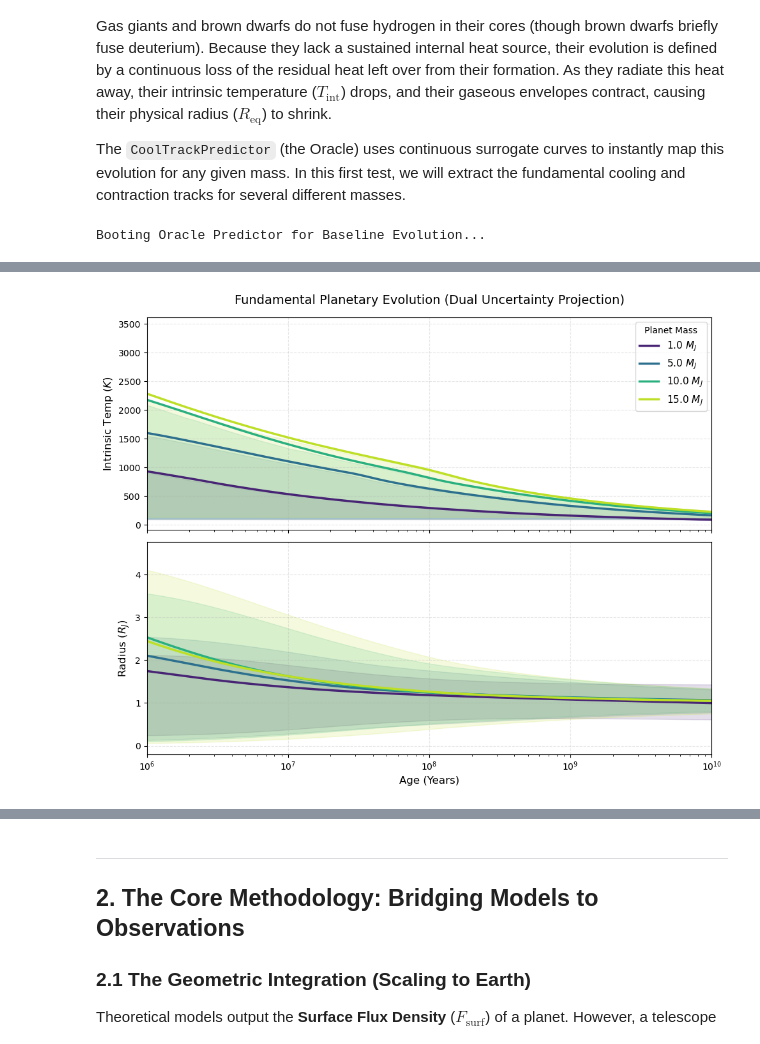
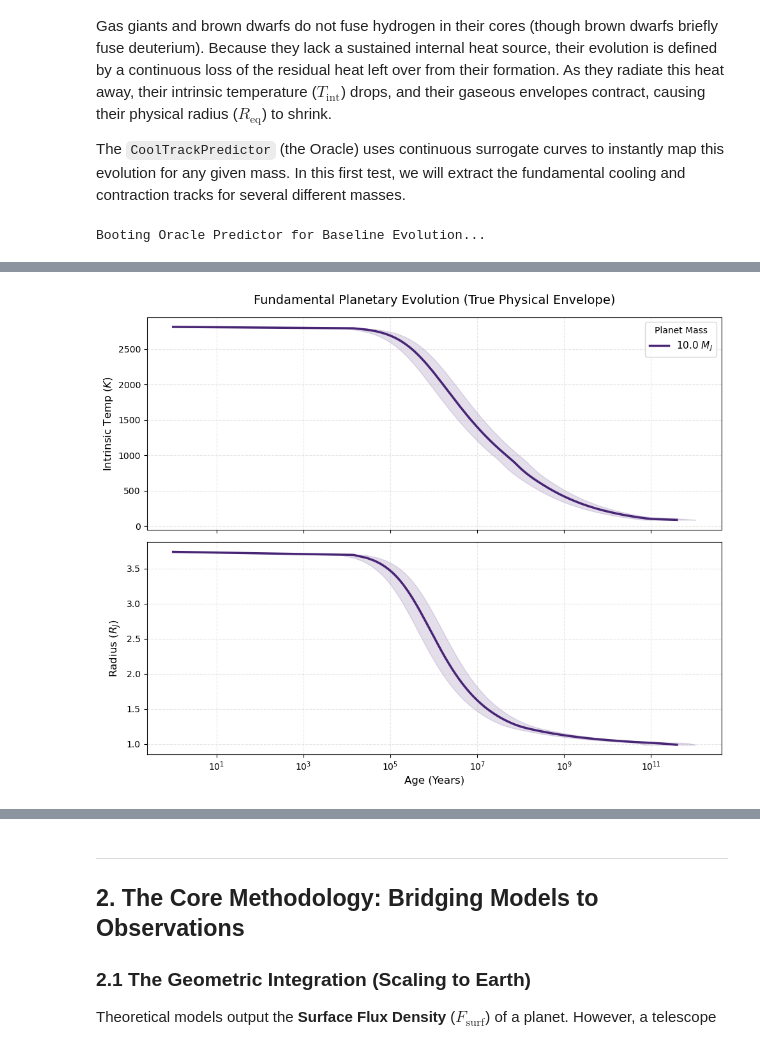
Before and after one commit to ChristianSWilkinson/cooltrack, a Jupyter notebook: notebooks/explainer.ipynb, the cells around one changed output, grey strips where cells are left out. Saved outputs shown, nothing was run; the diff lists cells and outputs as text; code cells hidden in the pictures.

```diff
--- a/notebooks/explainer.ipynb
+++ b/notebooks/explainer.ipynb
@@ -17,7 +17,7 @@ Gas giants and brown dwarfs do not fuse hydrogen in their cores (though brown dw
 The `CoolTrackPredictor` (the Oracle) uses continuous surrogate curves to instantly map this evolution for any given mass. In this first test, we will extract the fundamental cooling and contraction tracks for several different masses.
 # %%
 # ==============================================================================
-# CELL 1: SIMPLE EVOLUTION CURVES (CORRECTED UNCERTAINTY)
+# CELL 1: SIMPLE EVOLUTION CURVES (TRUE PHYSICAL ENVELOPE)
 # ==============================================================================
 %matplotlib inline
 
@@ -36,44 +36,44 @@ oracle = CoolTrackPredictor(
     age_data_path="../data/age_data"
 )
 
-masses_to_test = [1.0, 5.0, 10.0, 15.0]
+masses_to_test = [10.0]
 colors = plt.cm.viridis(np.linspace(0.1, 0.9, len(masses_to_test)))
 
 fig, (ax1, ax2) = plt.subplots(2, 1, figsize=(10, 8), sharex=True)
 
 for i, mass in enumerate(masses_to_test):
-    # 1. Fetch the analytical coefficients instantly from the Oracle's KDTree
-    # Order: [mass_Mj, T_irr, Met, core, f_sed_refractory, f_sed_volatile, kzz]
-    query_vec = np.array([mass, 0.0, 0.0, 10.0, 6.0, 6.0, 8.0])
+    query_vec = np.array([mass, 100.0, 0.0, 10.0, 6.0, 6.0, 8.0])
     scaled_query = (query_vec - oracle.mean) / oracle.std
 
-    # Use int(idx) to ensure strict compatibility with the list database
     _, idx = oracle.tree.query(scaled_query)
     cached_fits = oracle.database[int(idx)]
 
-    # 2. Extract the complete evolutionary track (with Monte Carlo bounds) in one shot
+    # Extract the complete evolutionary track
     track = oracle.engine.evolve(cached_fits, start_type=19, n_draws=100)
 
-    # 3. Enforce monotonic time to prevent plot overlapping
+    # Enforce monotonic time to prevent plot overlapping
     for col in ['age_yr', 'age_yr_lower', 'age_yr_upper']:
-        track[col] = track[col].clip(lower=1.0) # Safely replace negative/zero ages
+        track[col] = track[col].clip(lower=1.0)
         track[col] = np.maximum.accumulate(track[col])
 
-    # 4A. TEMPERATURE: Horizontal Time Uncertainty (fill_betweenx)
-    # Shows the statistical spread in how LONG it takes to reach a specific temperature
+    # 4A. TEMPERATURE: Bounded by Time Uncertainty
     ax1.plot(track['age_yr'], track['T_int'], color=colors[i], lw=2.5, label=f"{mass} $M_J$")
-    ax1.fill_betweenx(track['T_int'], track['age_yr_lower'],track['age_yr_upper'], color=colors[i], alpha=0.15)
+    # Create a safe upper bound that never crosses below the median
+    safe_age_upper = np.maximum(track['age_yr'], track['age_yr_upper'])
 
-    # 4B. RADIUS: Vertical Radius Uncertainty (fill_between)
-    # Thanks to the entropy cap, we can safely show the physical spread in RADIUS at a specific age
+    # Shade horizontally
+    ax1.fill_betweenx(track['T_int'], track['age_yr_lower'], safe_age_upper, color=colors[i], alpha=0.15)
+
+    # 4B. RADIUS: Bounded by Time Uncertainty
+    # This correctly ignores surrogate fit noise and traces the true physical envelope!
     ax2.plot(track['age_yr'], track['Req_Rj'], color=colors[i], lw=2.5)
-    ax2.fill_between(track['age_yr'], track['Req_Rj_lower'], track['Req_Rj_upper'], color=colors[i], alpha=0.15)
+    ax2.fill_betweenx(track['Req_Rj'], track['age_yr_lower'], track['age_yr_upper'], color=colors[i], alpha=0.15)
 
 # Format Top Panel: Intrinsic Temperature
-ax1.set_title('Fundamental Planetary Evolution (Dual Uncertainty Projection)', fontsize=14, pad=15)
+ax1.set_title('Fundamental Planetary Evolution (True Physical Envelope)', fontsize=14, pad=15)
 ax1.set_ylabel('Intrinsic Temp ($K$)', fontsize=12)
 ax1.set_xscale('log')
-ax1.set_xlim(1e6, 1e10)
+#ax1.set_xlim(1e6, 1e10)
 ax1.legend(title="Planet Mass", fontsize=11)
 ax1.grid(True, alpha=0.3, ls='--')
 
@@ -81,7 +81,7 @@ ax1.grid(True, alpha=0.3, ls='--')
 ax2.set_xlabel('Age (Years)', fontsize=12)
 ax2.set_ylabel('Radius ($R_J$)', fontsize=12)
 ax2.set_xscale('log')
-ax2.set_xlim(1e6, 1e10)
+#ax2.set_xlim(1e6, 1e10)
 ax2.grid(True, alpha=0.3, ls='--')
 
 plt.tight_layout()
@@ -92 +92 @@ Booting Oracle Predictor for Baseline Evolution...
-[figure, old version]
+[figure, new version]
```
Also changed, not shown: parts of 2 cells of this notebook, 1 other file.
